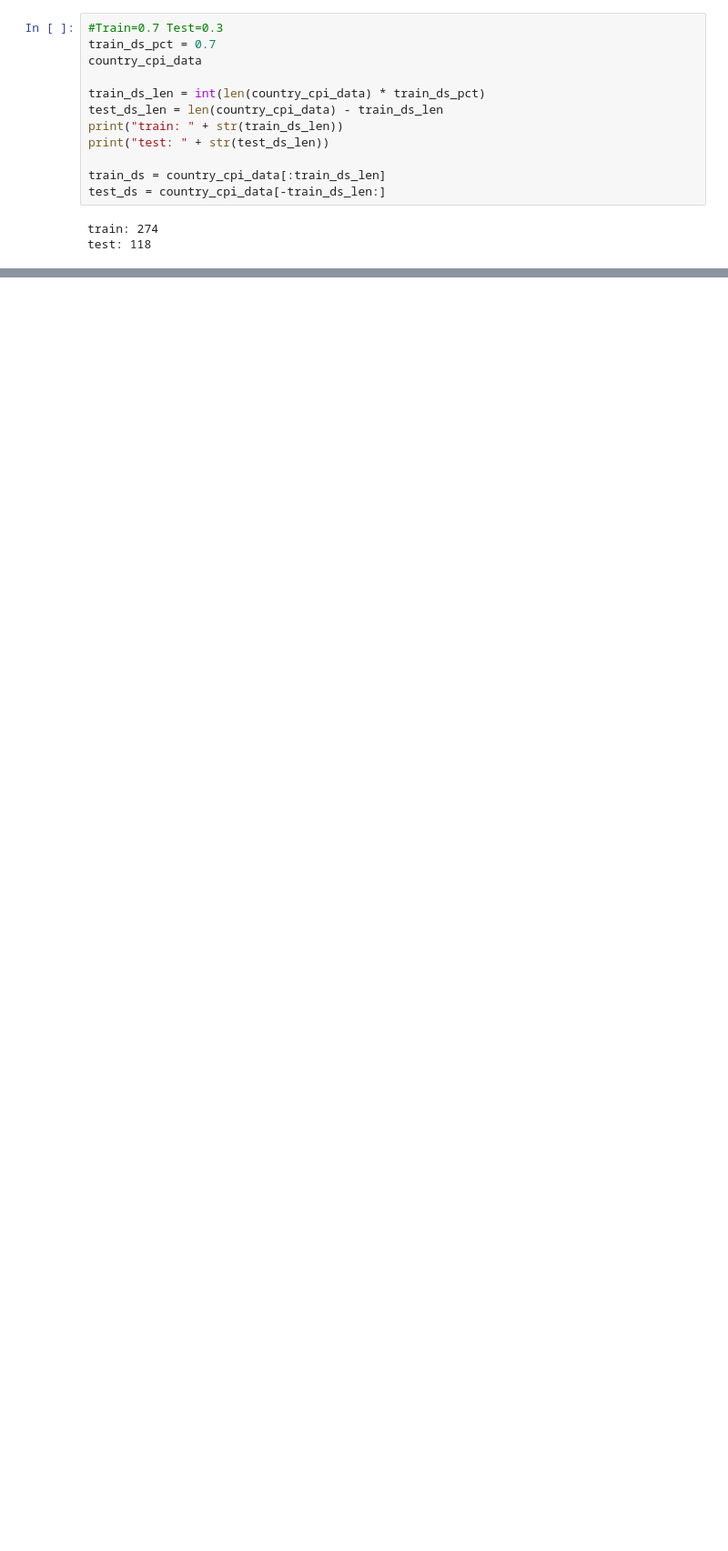
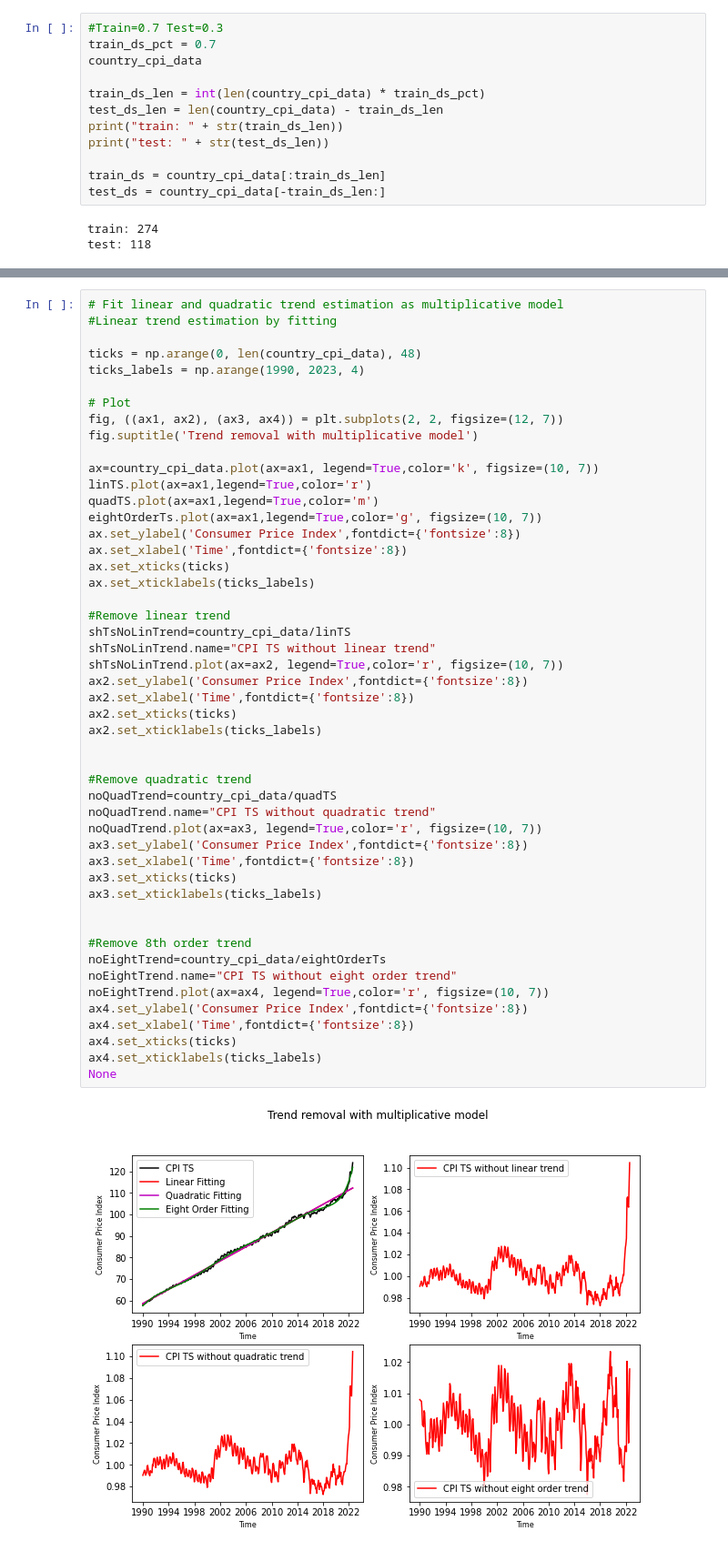
Before and after one commit to Migalvao/TimeSeriesAnalysis, a Jupyter notebook: main.ipynb, the cells around one changed output, grey strips where cells are left out. Shown: that part at 91% size. Saved outputs shown, nothing was run; the diff lists cells and outputs as text; blank space fills up the shorter version.

```diff
--- a/main.ipynb
+++ b/main.ipynb
@@ -155,0 +142,51 @@ test: 118
+# %%
+# Fit linear and quadratic trend estimation as multiplicative model
+#Linear trend estimation by fitting
+
+ticks = np.arange(0, len(country_cpi_data), 48)
+ticks_labels = np.arange(1990, 2023, 4)
+
+# Plot
+fig, ((ax1, ax2), (ax3, ax4)) = plt.subplots(2, 2, figsize=(12, 7))
+fig.suptitle('Trend removal with multiplicative model')
+
+ax=country_cpi_data.plot(ax=ax1, legend=True,color='k', figsize=(10, 7))
+linTS.plot(ax=ax1,legend=True,color='r')
+quadTS.plot(ax=ax1,legend=True,color='m')
+eightOrderTs.plot(ax=ax1,legend=True,color='g', figsize=(10, 7))
+ax.set_ylabel('Consumer Price Index',fontdict={'fontsize':8})
+ax.set_xlabel('Time',fontdict={'fontsize':8})
+ax.set_xticks(ticks)
+ax.set_xticklabels(ticks_labels)
+
+#Remove linear trend
+shTsNoLinTrend=country_cpi_data/linTS
+shTsNoLinTrend.name="CPI TS without linear trend"
+shTsNoLinTrend.plot(ax=ax2, legend=True,color='r', figsize=(10, 7))
+ax2.set_ylabel('Consumer Price Index',fontdict={'fontsize':8})
+ax2.set_xlabel('Time',fontdict={'fontsize':8})
+ax2.set_xticks(ticks)
+ax2.set_xticklabels(ticks_labels)
+
+
+#Remove quadratic trend
+noQuadTrend=country_cpi_data/quadTS
+noQuadTrend.name="CPI TS without quadratic trend"
+noQuadTrend.plot(ax=ax3, legend=True,color='r', figsize=(10, 7))
+ax3.set_ylabel('Consumer Price Index',fontdict={'fontsize':8})
+ax3.set_xlabel('Time',fontdict={'fontsize':8})
+ax3.set_xticks(ticks)
+ax3.set_xticklabels(ticks_labels)
+
+
+#Remove 8th order trend
+noEightTrend=country_cpi_data/eightOrderTs
+noEightTrend.name="CPI TS without eight order trend"
+noEightTrend.plot(ax=ax4, legend=True,color='r', figsize=(10, 7))
+ax4.set_ylabel('Consumer Price Index',fontdict={'fontsize':8})
+ax4.set_xlabel('Time',fontdict={'fontsize':8})
+ax4.set_xticks(ticks)
+ax4.set_xticklabels(ticks_labels)
+None
+# %% [output]
+[figure, added]
```
Also changed, not shown: parts of 29 cells of this notebook, 2 other files.
